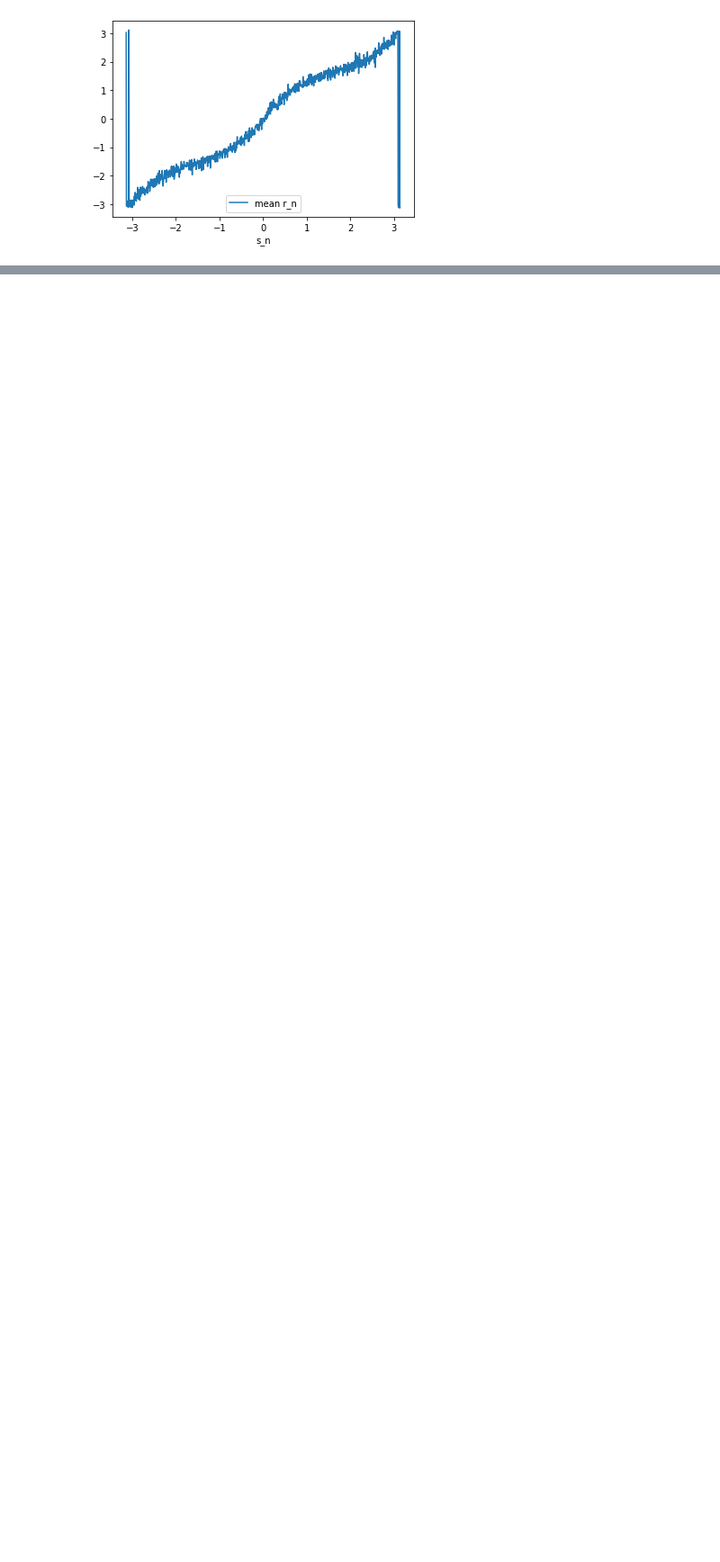
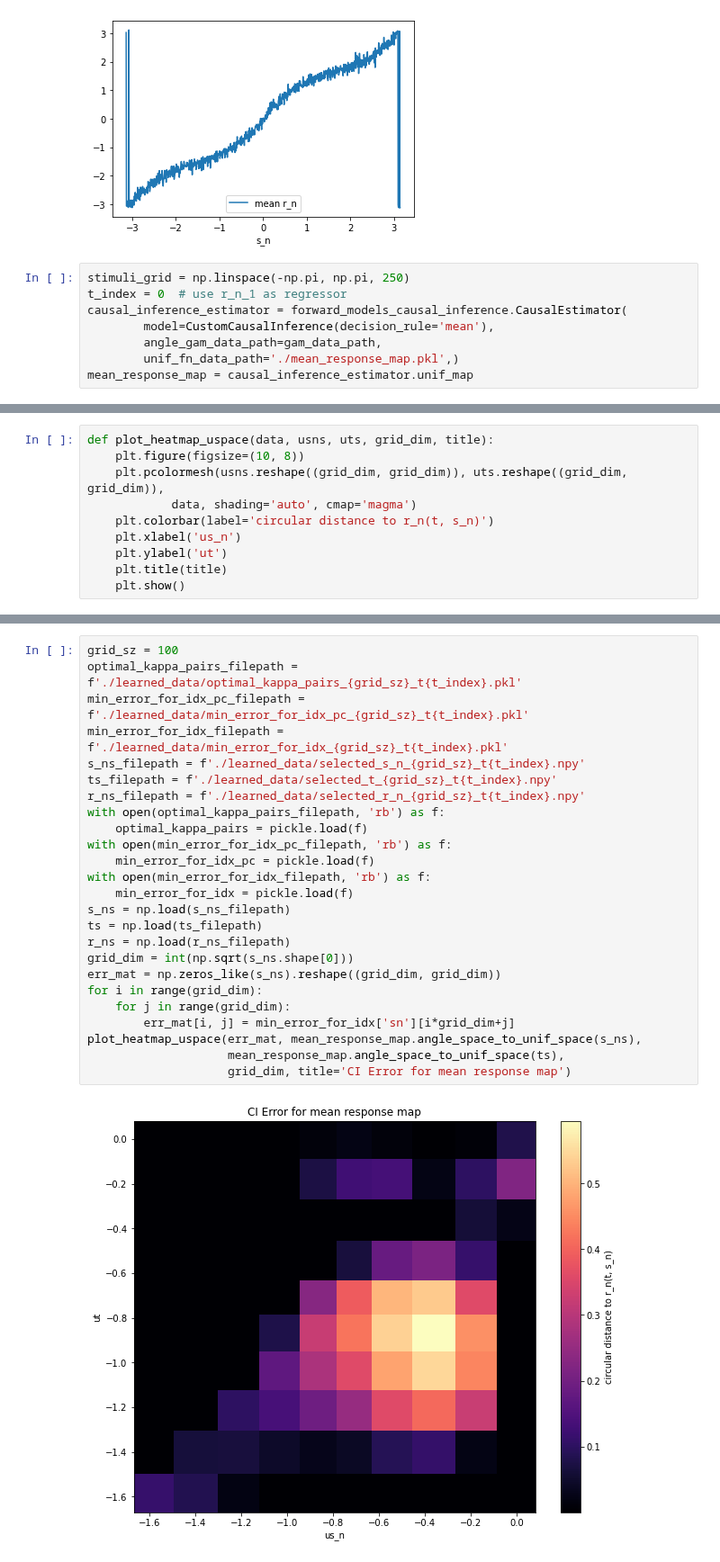
Before and after one commit to ak47na/multisensory_causal_inference, a Jupyter notebook: serial_dependence.ipynb, the cells around one changed output, grey strips where cells are left out. Shown at 90% size. Saved outputs shown, nothing was run; the diff lists cells and outputs as text; blank space fills up the shorter version.

Commit message:
add errors and repulaion plot

```diff
--- a/serial_dependence.ipynb
+++ b/serial_dependence.ipynb
@@ -95,3 +98,11 @@ with open('./mean_response_map.pkl', 'wb') as f:
 # %% [output]
 [figure]
 [figure]
+# %%
+stimuli_grid = np.linspace(-np.pi, np.pi, 250)
+t_index = 0  # use r_n_1 as regressor
+causal_inference_estimator = forward_models_causal_inference.CausalEstimator(
+        model=CustomCausalInference(decision_rule='mean'),
+        angle_gam_data_path=gam_data_path,
+        unif_fn_data_path='./mean_response_map.pkl',)
+mean_response_map = causal_inference_estimator.unif_map
@@ -97,0 +119,10 @@ with open('./mean_response_map.pkl', 'wb') as f:
+# %%
+def plot_heatmap_uspace(data, usns, uts, grid_dim, title):
+    plt.figure(figsize=(10, 8))
+    plt.pcolormesh(usns.reshape((grid_dim, grid_dim)), uts.reshape((grid_dim, grid_dim)),
+            data, shading='auto', cmap='magma')
+    plt.colorbar(label='circular distance to r_n(t, s_n)')
+    plt.xlabel('us_n')
+    plt.ylabel('ut')
+    plt.title(title)
+    plt.show()
@@ -97,0 +131,27 @@ with open('./mean_response_map.pkl', 'wb') as f:
+# %%
+grid_sz = 100
+optimal_kappa_pairs_filepath = f'./learned_data/optimal_kappa_pairs_{grid_sz}_t{t_index}.pkl'
+min_error_for_idx_pc_filepath = f'./learned_data/min_error_for_idx_pc_{grid_sz}_t{t_index}.pkl'
+min_error_for_idx_filepath = f'./learned_data/min_error_for_idx_{grid_sz}_t{t_index}.pkl'
+s_ns_filepath = f'./learned_data/selected_s_n_{grid_sz}_t{t_index}.npy'
+ts_filepath = f'./learned_data/selected_t_{grid_sz}_t{t_index}.npy'
+r_ns_filepath = f'./learned_data/selected_r_n_{grid_sz}_t{t_index}.npy'
+with open(optimal_kappa_pairs_filepath, 'rb') as f:
+    optimal_kappa_pairs = pickle.load(f)
+with open(min_error_for_idx_pc_filepath, 'rb') as f:
+    min_error_for_idx_pc = pickle.load(f)
+with open(min_error_for_idx_filepath, 'rb') as f:
+    min_error_for_idx = pickle.load(f)
+s_ns = np.load(s_ns_filepath)
+ts = np.load(ts_filepath)
+r_ns = np.load(r_ns_filepath)
+grid_dim = int(np.sqrt(s_ns.shape[0]))
+err_mat = np.zeros_like(s_ns).reshape((grid_dim, grid_dim))
+for i in range(grid_dim):
+    for j in range(grid_dim):
+        err_mat[i, j] = min_error_for_idx['sn'][i*grid_dim+j]
+plot_heatmap_uspace(err_mat, mean_response_map.angle_space_to_unif_space(s_ns),
+                    mean_response_map.angle_space_to_unif_space(ts),
+                    grid_dim, title='CI Error for mean response map')
+# %% [output]
+[figure, added]
```
Also changed, not shown: parts of 4 cells of this notebook.
